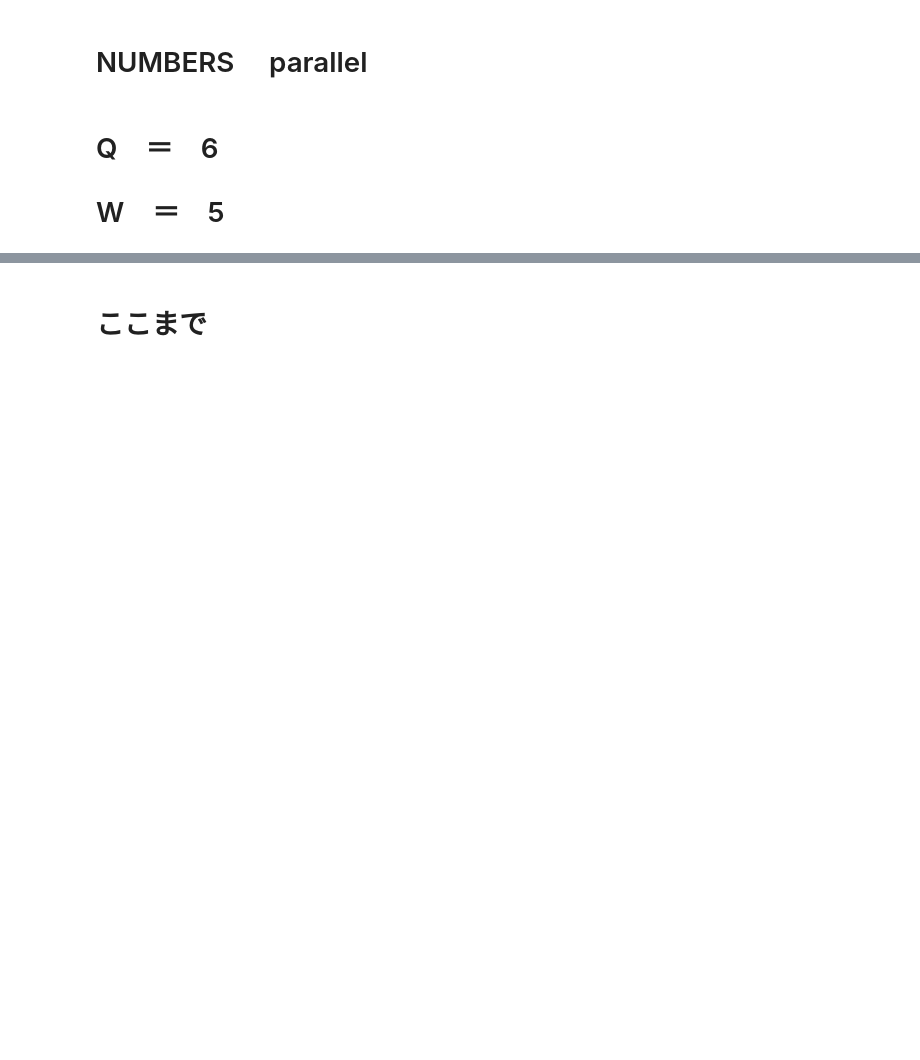
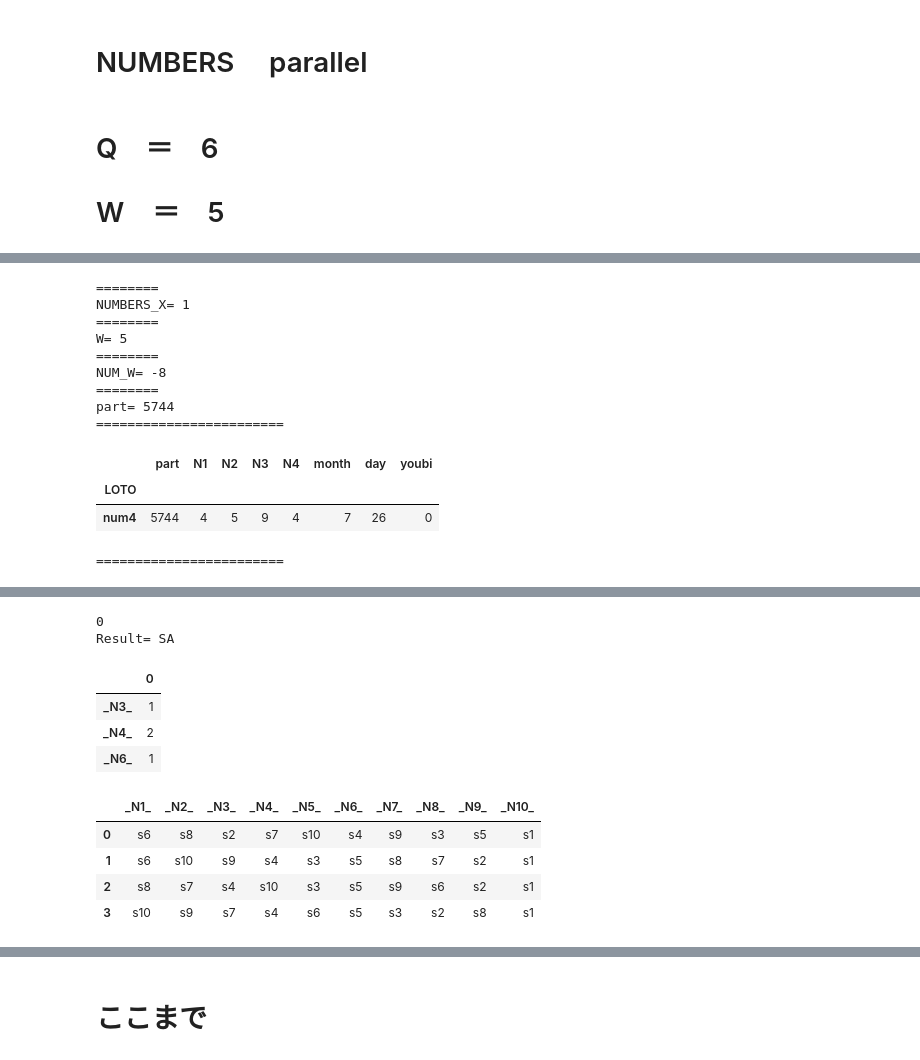
Before and after one commit to tajamaharu/-, a Jupyter notebook: loto_330_BEFORE.ipynb, the cells around one changed output, grey strips where cells are left out. Cells and saved outputs as stored; diff of their text form; code cells hidden in the pictures; blank space fills up the shorter version.

```diff
--- a/loto_330_BEFORE.ipynb
+++ b/loto_330_BEFORE.ipynb
@@ -4691,8 +4751,8 @@ print("========")
 print("W=",w)
 NM_X=NUMBERS_X[NUMBERS_X["LOTO"]==loto]
 if NUM_X >= 0:
-    NM_X=NM_X[[  'LOTO',     'part',     'date',       'N1',       'N2', 'N3',       'N4',          1,          2,          3,          4,5,          6,          7,          8,          9,         10,'year',    'month',      'day','youbi',  'sihanki',   'gessyo', 'getumatu',  'rokuyou']]
-    NM_X.columns=[  'LOTO',     'part',     'date',       'N1',       'N2', 'N3',       'N4',"x1qa","x2qa","x3qa","x4qa","x5qa","x6qa","x7qa","x8qa","x9qa","x10qa" ,'year',    'month',      'day','youbi',  'sihanki',   'gessyo', 'getumatu',  'rokuyou']
+    NM_X=NM_X[[  'LOTO',     'part',     'date',       'N1',       'N2', 'N3',       'N4',          1,          2,          3,          4,5,          6,          7,          8,          9,         10,'year',    'month',      'day','youbi', 'rokuyou']]
+    NM_X.columns=[  'LOTO',     'part',     'date',       'N1',       'N2', 'N3',       'N4',"x1qa","x2qa","x3qa","x4qa","x5qa","x6qa","x7qa","x8qa","x9qa","x10qa" ,'year',    'month',      'day','youbi', 'rokuyou']
     NM_X.drop_duplicates(inplace=True)
 
     NM_X.reset_index(inplace=True, drop=True)
@@ -4873,8 +4933,7 @@ for i in range(-50,-1):
         v_2=DF_W_1.loc[:,DF_W_1.columns.str.contains("s")]
         bn_2_1=DF_W_1.loc[:,DF_W_1.columns.str.contains("x")]
         bn_2=bn_2_1.drop(["index"],axis=1)
-        v_3=v_2.drop(["sihanki","gessyo"],axis=1)
-
+        v_3=v_2
         bn_3=bn_2.iloc[-1,].sort_values( ascending=False)
         v_4=v_3.iloc[-1,].sort_values( ascending=False)
         bn_4=bn_3.reset_index()
@@ -5198,8 +5312,8 @@ print("========")
 print("W=",w)
 NM_X=NUMBERS_X[NUMBERS_X["LOTO"]==loto]
 if NUM_X >= 0:
-    NM_X=NM_X[[  'LOTO',     'part',     'date',       'N1',       'N2', 'N3',       'N4',          1,          2,          3,          4,5,          6,          7,          8,          9,         10,'year',    'month',      'day','youbi',  'sihanki',   'gessyo', 'getumatu',  'rokuyou']]
-    NM_X.columns=[  'LOTO',     'part',     'date',       'N1',       'N2', 'N3',       'N4',"x1qa","x2qa","x3qa","x4qa","x5qa","x6qa","x7qa","x8qa","x9qa","x10qa" ,'year',    'month',      'day','youbi',  'sihanki',   'gessyo', 'getumatu',  'rokuyou']
+    NM_X=NM_X[[  'LOTO',     'part',     'date',       'N1',       'N2', 'N3',       'N4',          1,          2,          3,          4,5,          6,          7,          8,          9,         10,'year',    'month',      'day','youbi', 'rokuyou']]
+    NM_X.columns=[  'LOTO',     'part',     'date',       'N1',       'N2', 'N3',       'N4',"x1qa","x2qa","x3qa","x4qa","x5qa","x6qa","x7qa","x8qa","x9qa","x10qa" ,'year',    'month',      'day','youbi', 'rokuyou']
     NM_X.drop_duplicates(inplace=True)
 
     NM_X.reset_index(inplace=True, drop=True)
@@ -5377,8 +5491,7 @@ for qa in progress_bar(range(1,Q)):
     v_2=DF_W_1.loc[:,DF_W_1.columns.str.contains("s")]
     bn_2_1=DF_W_1.loc[:,DF_W_1.columns.str.contains("x")]
     bn_2=bn_2_1.drop(["index"],axis=1)
-    v_3=v_2.drop(["sihanki","gessyo"],axis=1)
-
+    v_3=v_2
     bn_3=bn_2.iloc[-1,].sort_values( ascending=False)
     v_4=v_3.iloc[-1,].sort_values( ascending=False)
     bn_4=bn_3.reset_index()
@@ -5671,3 +5784,17 @@ if NUM_X>0:
     RESULT_9=pd.DataFrame(RESULT_8.sum())
     display(RESULT_9[RESULT_9[0]>0])
 table
+# %% [output]
+========
+NUMBERS_X= 1
+========
+W= 5
+========
+NUM_W= -8
+========
+part= 5744
+========================
+|  | part | N1 | N2 | N3 | N4 | month | day | youbi |
+| LOTO |  |  |  |  |  |  |  |  |
+| num4 | 5744 | 4 | 5 | 9 | 4 | 7 | 26 | 0 |
+========================
@@ -5674,3 +5802,14 @@ table
+0
+Result= SA
+|  | 0 |
+| _N3_ | 1 |
+| _N4_ | 2 |
+| _N6_ | 1 |
+|  | _N1_ | _N2_ | _N3_ | _N4_ | _N5_ | _N6_ | _N7_ | _N8_ | _N9_ | _N10_ |
+| 0 | s6 | s8 | s2 | s7 | s10 | s4 | s9 | s3 | s5 | s1 |
+| 1 | s6 | s10 | s9 | s4 | s3 | s5 | s8 | s7 | s2 | s1 |
+| 2 | s8 | s7 | s4 | s10 | s3 | s5 | s9 | s6 | s2 | s1 |
+| 3 | s10 | s9 | s7 | s4 | s6 | s5 | s3 | s2 | s8 | s1 |
 # %%
 
 num=10 #@param {type:"slider", min:1, max:10, step:1}
```
Also changed, not shown: parts of 20 cells of this notebook.
